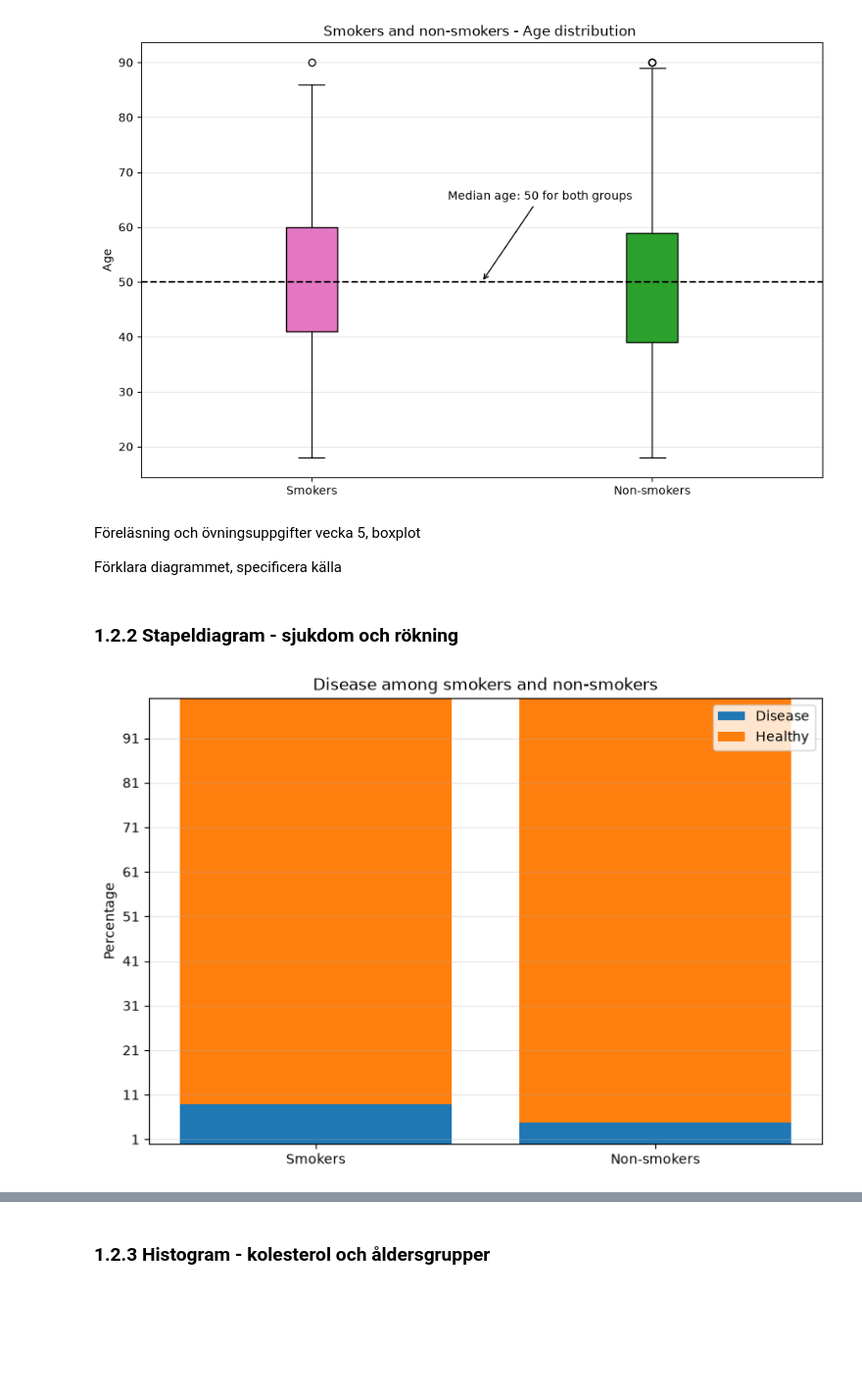
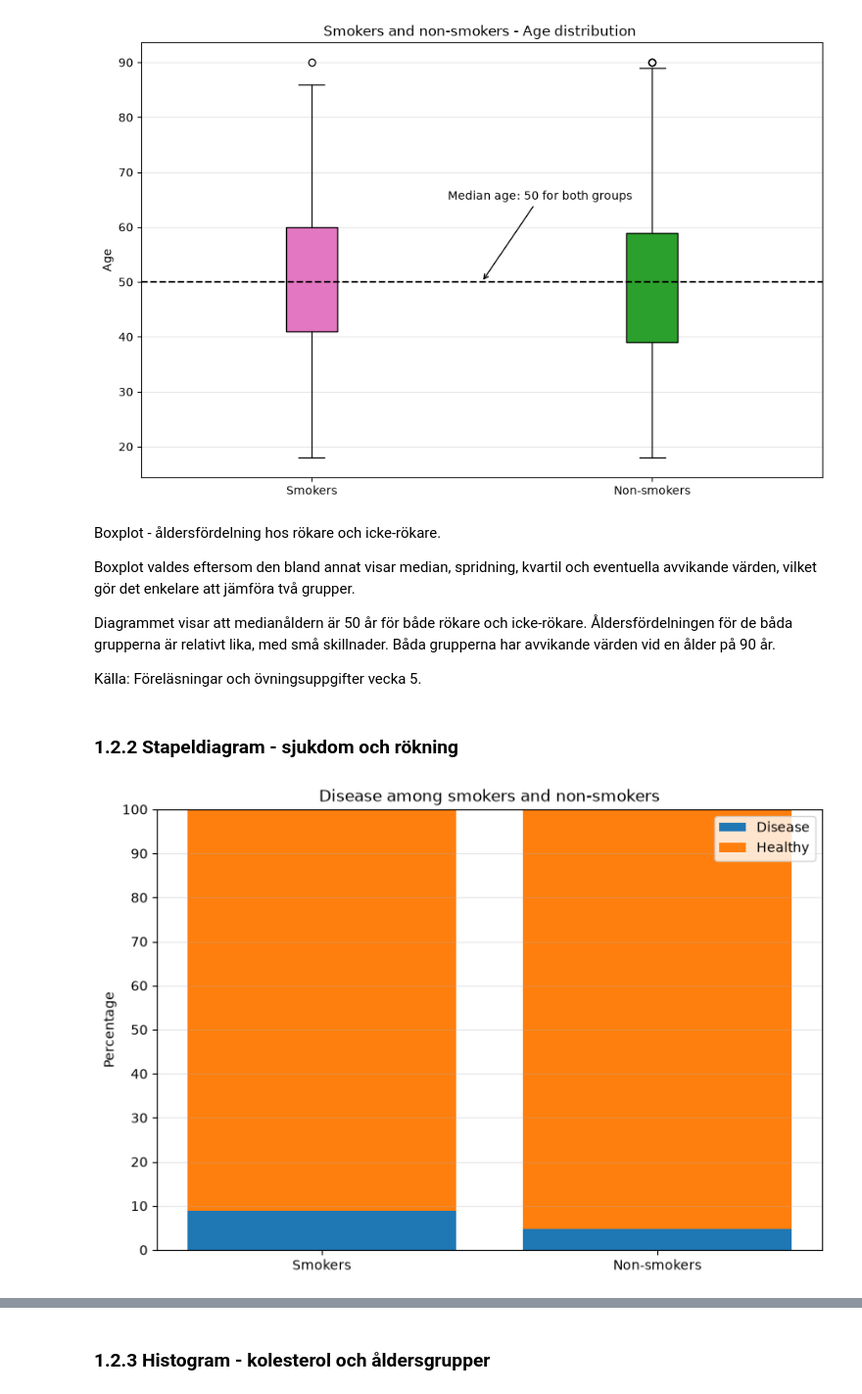
Before and after one commit to wilolel/health-study-project, a Jupyter notebook: notebooks/del1.ipynb, the cells around one changed output, grey strips where cells are left out. Shown at 98% size. Drawn from its saved outputs; the diff is of its cells as text; code cells hidden in the pictures; blank space fills up the shorter version.

```diff
--- a/notebooks/del1.ipynb
+++ b/notebooks/del1.ipynb
@@ -74,9 +71,13 @@ plt.show()
 # %% [output]
 [figure]
 # %% [markdown]
-Föreläsning och övningsuppgifter vecka 5, boxplot
+Boxplot - åldersfördelning hos rökare och icke-rökare.
 
-Förklara diagrammet, specificera källa
+Boxplot valdes eftersom den bland annat visar median, spridning, kvartil och eventuella avvikande värden, vilket gör det enkelare att jämföra två grupper.
+
+Diagrammet visar att medianåldern är 50 år för både rökare och icke-rökare. Åldersfördelningen för de båda grupperna är relativt lika, med små skillnader. Båda grupperna har avvikande värden vid en ålder på 90 år.
+
+Källa: Föreläsningar och övningsuppgifter vecka 5.
 # %% [markdown]
 ### 1.2.2 Stapeldiagram - sjukdom och rökning
 # %%
@@ -88,33 +89,33 @@ non_smoker_healthy = df.loc[(df["smoker"] == "No") & (df["disease"] == 0)]
 
 total_smokers = (df["smoker"] == "Yes").sum()
 total_non_smokers = (df["smoker"] == "No").sum()
 
 smoker_disease_pct = len(smoker_disease) / total_smokers * 100
 smoker_healthy_pct = len(smoker_healthy) / total_smokers * 100
 
 non_smoker_disease_pct = len(non_smoker_disease) / total_non_smokers * 100
 non_smoker_healthy_pct = len(non_smoker_healthy) / total_non_smokers * 100
 
 groups = ["Smokers", "Non-smokers"]
 healthy = [smoker_healthy_pct, non_smoker_healthy_pct]
 disease = [smoker_disease_pct, non_smoker_disease_pct]
 
 fig, ax = plt.subplots(figsize=(9, 6))
 
 ax.bar(groups, disease, label="Disease", color="tab:blue")
 ax.bar(groups, healthy, bottom=disease, label="Healthy", color="tab:orange")
 
 ax.grid(True, axis="y", alpha=0.3)
 ax.set(
     title="Disease among smokers and non-smokers",
     ylabel="Percentage",
     ylim=(0, 100),
-    yticks=(range(1, 101, 10))
+    yticks=(range(0, 101, 10))
 )
 
 ax.legend()
 
 plt.show()
 # %% [output]
-[figure, old version]
+[figure, new version]
 # %% [markdown]
```
Also changed, not shown: parts of 10 cells of this notebook.
